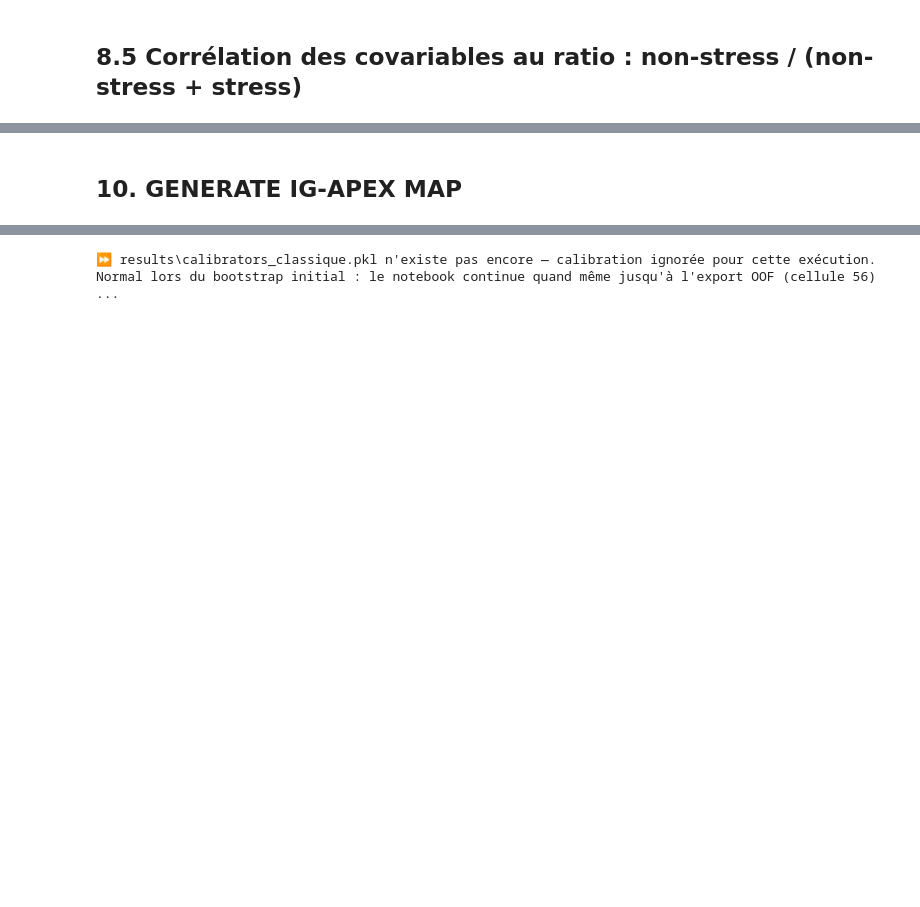
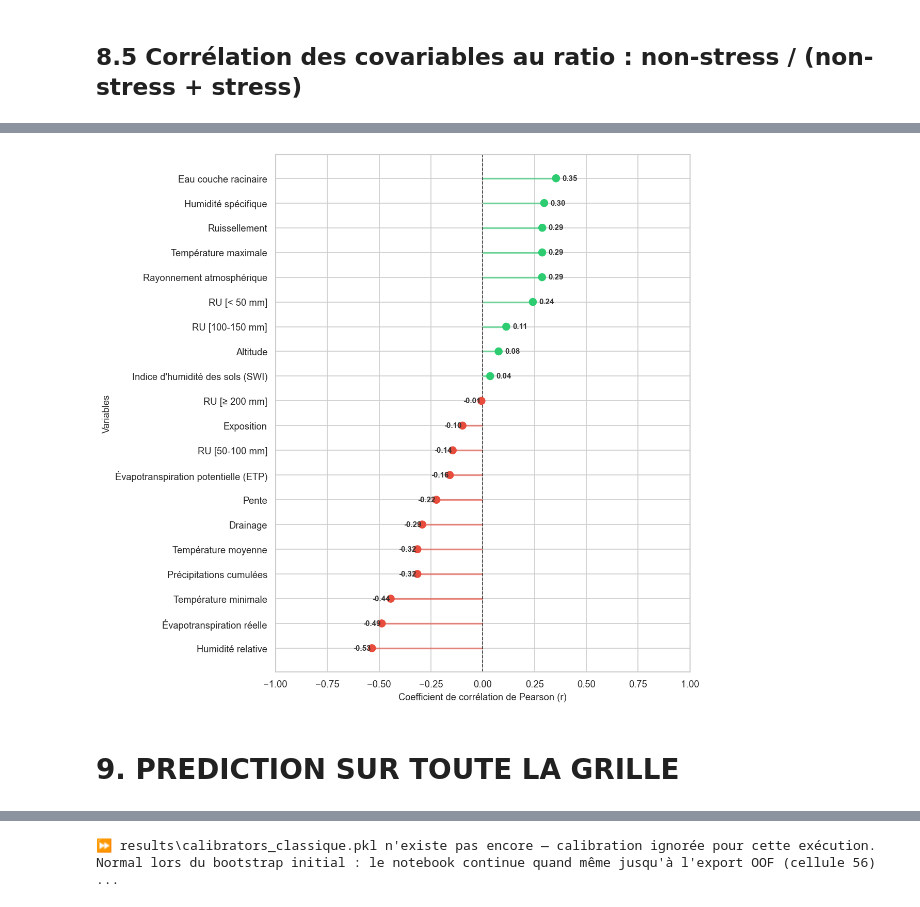
Before and after one commit to tjuillac-cmd/deep-ApexVigne, a Jupyter notebook: model_apex8.ipynb, the cells around one changed output, grey strips where cells are left out. Drawn from its saved outputs; the diff is of its cells as text; code cells hidden in the pictures; blank space fills up the shorter version.

```diff
--- a/model_apex8.ipynb
+++ b/model_apex8.ipynb
@@ -978,3 +1026,36 @@ print("Bonjour")
+# %%
+# Convertir la liste des résultats en DataFrame et trier par valeur de corrélation
+df_corr = pd.DataFrame(correlations).sort_values(by="Corr", ascending=True)
+
+# Configuration de la figure
+plt.figure(figsize=(10, len(df_corr) * 0.35 + 1.5), dpi=120)
+sns.set_theme(style="whitegrid")
+
+# Couleurs conditionnelles : Rouge pour négatif, Vert pour positif
+colors = ['#e74c3c' if x < 0 else '#2ecc71' for x in df_corr["Corr"]]
+
+# Dessin des lignes horizontales et des points
+plt.hlines(y=df_corr["Variable"], xmin=0, xmax=df_corr["Corr"], color=colors, alpha=0.6, linewidth=2)
+plt.scatter(df_corr["Corr"], df_corr["Variable"], color=colors, s=70, zorder=3)
+
+# Ligne neutre à zéro
+plt.axvline(x=0, color='black', linestyle='--', linewidth=1, alpha=0.7)
+
+# Formatage des titres et axes
+plt.xlabel("Coefficient de corrélation de Pearson (r)", fontsize=11)
+plt.ylabel("Variables", fontsize=11)
+plt.xlim(-1.0, 1.0)
+
+# Affichage des valeurs textuelles à côté des points
+for idx, row in df_corr.reset_index(drop=True).iterrows():
+    val = row["Corr"]
+    offset = 0.03 if val >= 0 else -0.09
+    plt.text(val + offset, idx, f"{val:.2f}", va='center', fontsize=9, fontweight='bold', color='#333333')
+
+plt.tight_layout()
+plt.show()
+# %% [output]
+[figure, added]
 # %% [markdown]
-## 10. GENERATE IG-APEX MAP
+# 9. PREDICTION SUR TOUTE LA GRILLE
 # %%
```
Also changed, not shown: parts of 18 cells of this notebook.
